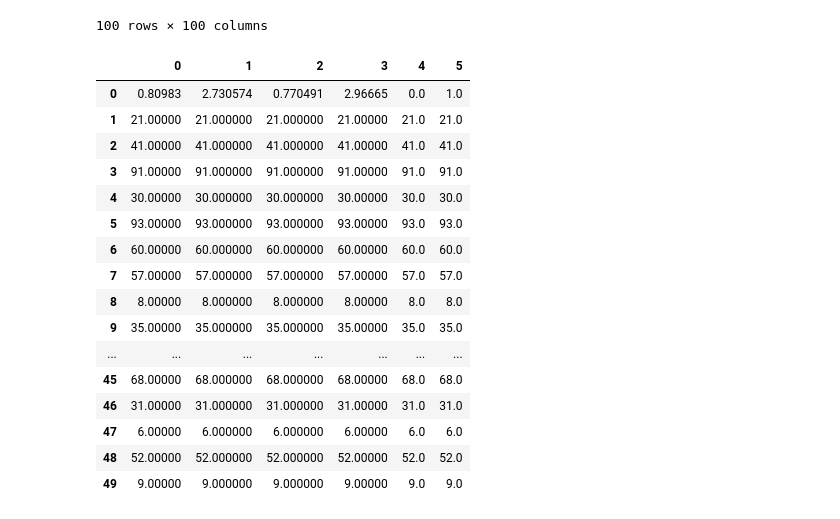
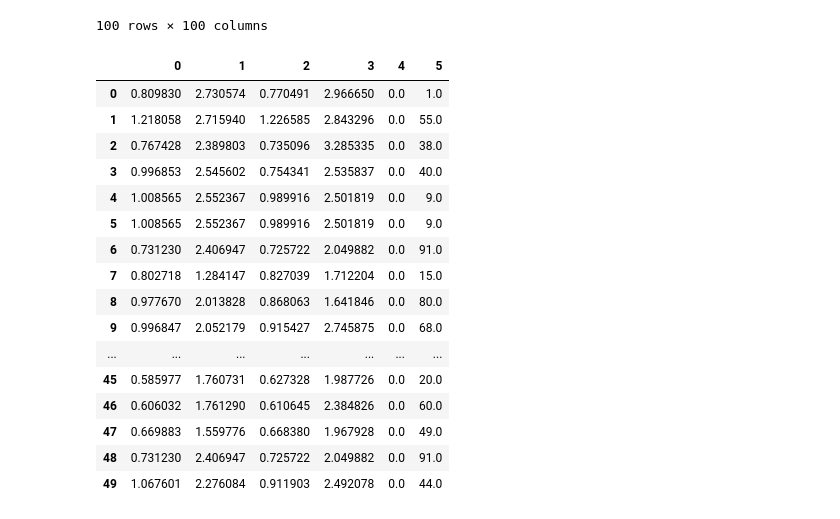
Before and after one commit to AntoineChapel/EmpiricalIO_HW1, a Jupyter notebook: Q1.ipynb, the cells around one changed output. Saved outputs shown, nothing was run; the diff lists cells and outputs as text; code cells hidden in the pictures.

Commit message:
add utility and choice data

```diff
--- a/Q1.ipynb
+++ b/Q1.ipynb
@@ -103,22 +103,22 @@ def simulate_prices(states, transition, T):
         price_simu[t, :] = states[index_next_state]
     return price_simu
 # %%
-pd.DataFrame(simulate_markov(price_transition_states_np, price_transition_matrix_np, 50))
+pd.DataFrame(simulate_prices(price_transition_states_np, price_transition_matrix_np, 50))
 # %% [output]
 |  | 0 | 1 | 2 | 3 | 4 | 5 |
-| 0 | 0.80983 | 2.730574 | 0.770491 | 2.96665 | 0.0 | 1.0 |
-| 1 | 21.00000 | 21.000000 | 21.000000 | 21.00000 | 21.0 | 21.0 |
-| 2 | 41.00000 | 41.000000 | 41.000000 | 41.00000 | 41.0 | 41.0 |
-| 3 | 91.00000 | 91.000000 | 91.000000 | 91.00000 | 91.0 | 91.0 |
-| 4 | 30.00000 | 30.000000 | 30.000000 | 30.00000 | 30.0 | 30.0 |
-| 5 | 93.00000 | 93.000000 | 93.000000 | 93.00000 | 93.0 | 93.0 |
-| 6 | 60.00000 | 60.000000 | 60.000000 | 60.00000 | 60.0 | 60.0 |
-| 7 | 57.00000 | 57.000000 | 57.000000 | 57.00000 | 57.0 | 57.0 |
-| 8 | 8.00000 | 8.000000 | 8.000000 | 8.00000 | 8.0 | 8.0 |
-| 9 | 35.00000 | 35.000000 | 35.000000 | 35.00000 | 35.0 | 35.0 |
+| 0 | 0.809830 | 2.730574 | 0.770491 | 2.966650 | 0.0 | 1.0 |
+| 1 | 1.218058 | 2.715940 | 1.226585 | 2.843296 | 0.0 | 55.0 |
+| 2 | 0.767428 | 2.389803 | 0.735096 | 3.285335 | 0.0 | 38.0 |
+| 3 | 0.996853 | 2.545602 | 0.754341 | 2.535837 | 0.0 | 40.0 |
+| 4 | 1.008565 | 2.552367 | 0.989916 | 2.501819 | 0.0 | 9.0 |
+| 5 | 1.008565 | 2.552367 | 0.989916 | 2.501819 | 0.0 | 9.0 |
+| 6 | 0.731230 | 2.406947 | 0.725722 | 2.049882 | 0.0 | 91.0 |
+| 7 | 0.802718 | 1.284147 | 0.827039 | 1.712204 | 0.0 | 15.0 |
+| 8 | 0.977670 | 2.013828 | 0.868063 | 1.641846 | 0.0 | 80.0 |
+| 9 | 0.996847 | 2.052179 | 0.915427 | 2.745875 | 0.0 | 68.0 |
 | ... | ... | ... | ... | ... | ... | ... |
-| 45 | 68.00000 | 68.000000 | 68.000000 | 68.00000 | 68.0 | 68.0 |
-| 46 | 31.00000 | 31.000000 | 31.000000 | 31.00000 | 31.0 | 31.0 |
-| 47 | 6.00000 | 6.000000 | 6.000000 | 6.00000 | 6.0 | 6.0 |
-| 48 | 52.00000 | 52.000000 | 52.000000 | 52.00000 | 52.0 | 52.0 |
-| 49 | 9.00000 | 9.000000 | 9.000000 | 9.00000 | 9.0 | 9.0 |
+| 45 | 0.585977 | 1.760731 | 0.627328 | 1.987726 | 0.0 | 20.0 |
+| 46 | 0.606032 | 1.761290 | 0.610645 | 2.384826 | 0.0 | 60.0 |
+| 47 | 0.669883 | 1.559776 | 0.668380 | 1.967928 | 0.0 | 49.0 |
+| 48 | 0.731230 | 2.406947 | 0.725722 | 2.049882 | 0.0 | 91.0 |
+| 49 | 1.067601 | 2.276084 | 0.911903 | 2.492078 | 0.0 | 44.0 |
```
Also changed, not shown: parts of 1 cell of this notebook, 2 other files.
